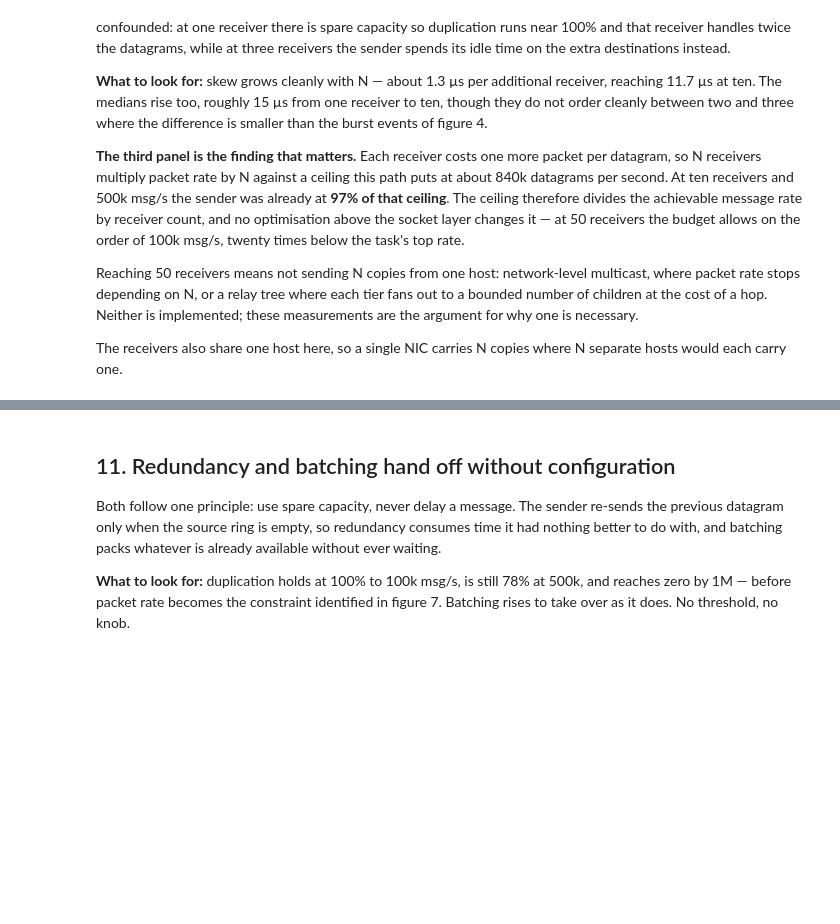
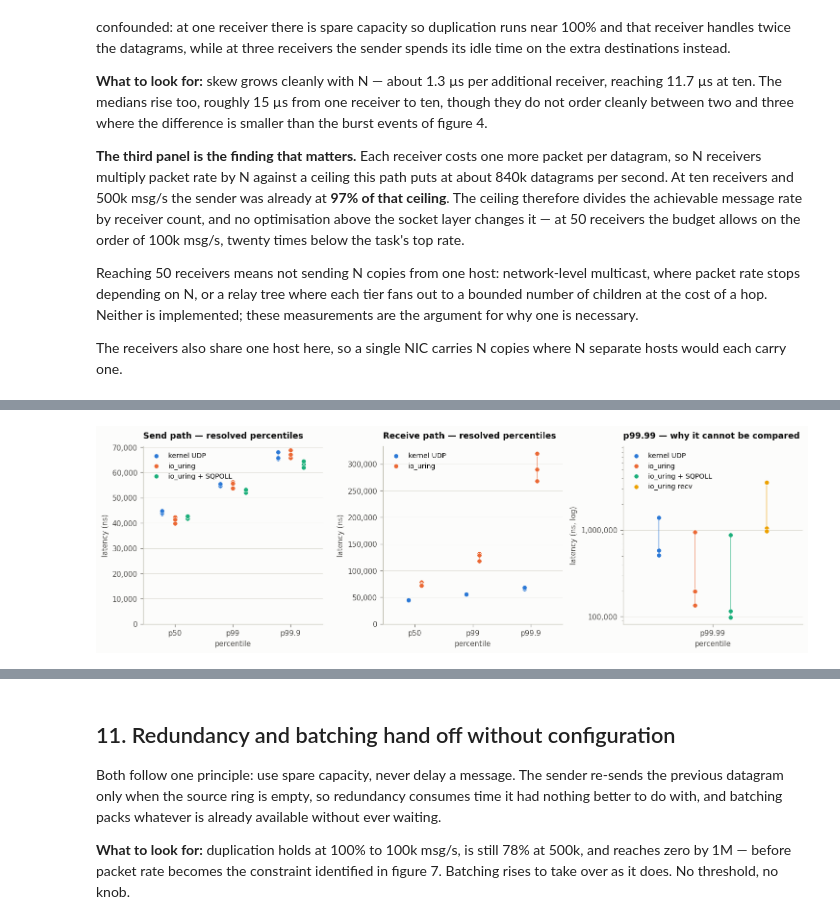
Before and after one commit to OxFEE1DEAD/spectral-hackathon-2026, a Jupyter notebook: analysis.ipynb, the cells around one changed output, grey strips where cells are left out. Cells and saved outputs as stored; diff of their text form; code cells hidden in the pictures; blank space fills up the shorter version.

```diff
--- a/analysis.ipynb
+++ b/analysis.ipynb
@@ -795,0 +906,43 @@ Table 9 - connected sockets, on both median and skew
+# %%
+reps = pd.read_csv(PLOTS / "backend_reps.csv")
+SEND = [("udp+udp", "kernel UDP"), ("iouring+udp", "io_uring"),
+        ("sqpoll+udp", "io_uring + SQPOLL")]
+RECV = [("udp+udp", "kernel UDP"), ("udp+iouring", "io_uring")]
+
+
+def strip(ax, groups, cols, title, log=False):
+    'One marker per repetition; the hairline is that group''s own spread.'
+    x = np.arange(len(cols))
+    for i, (k, lab) in enumerate(groups):
+        g = reps[reps["config"] == k]
+        if g.empty:
+            continue
+        off = (i - (len(groups) - 1) / 2) * 0.22
+        for c, xi in zip(cols, x):
+            ax.plot([xi + off, xi + off], [g[c].min(), g[c].max()],
+                    color=CAT[i], linewidth=1.2, alpha=0.5, zorder=2)
+            ax.scatter(np.full(len(g), xi + off), g[c], s=34, color=CAT[i], zorder=3,
+                       label=lab if c == cols[0] else None,
+                       edgecolor=SURFACE, linewidth=0.6)
+    if log:
+        ax.set_yscale("log")
+        ax.set_ylim(top=ax.get_ylim()[1] * 2.2)
+    else:
+        ax.set_ylim(bottom=0)
+    ax.set_xticks(x); ax.set_xticklabels(cols)
+    ax.set_xlim(-0.55, len(cols) - 0.45)
+    ax.set_title(title)
+    style(ax, ylabel="latency (ns" + (", log)" if log else ")"), xlabel="percentile")
+    ax.yaxis.set_major_formatter(mpl.ticker.FuncFormatter(ns))
+    ax.legend(loc="upper left")
+
+
+RESOLVED = ["p50", "p99", "p99.9"]
+fig, axes = plt.subplots(1, 3, figsize=(12.4, 4.0))
+strip(axes[0], SEND, RESOLVED, "Send path — resolved percentiles")
+strip(axes[1], RECV, RESOLVED, "Receive path — resolved percentiles")
+strip(axes[2], SEND + [("udp+iouring", "io_uring recv")], ["p99.99"],
+      "p99.99 — why it cannot be compared", log=True)
+plt.tight_layout(); plt.show()
+# %% [output]
+[figure, added]
```
Also changed, not shown: parts of 38 cells of this notebook, 49 other files.
